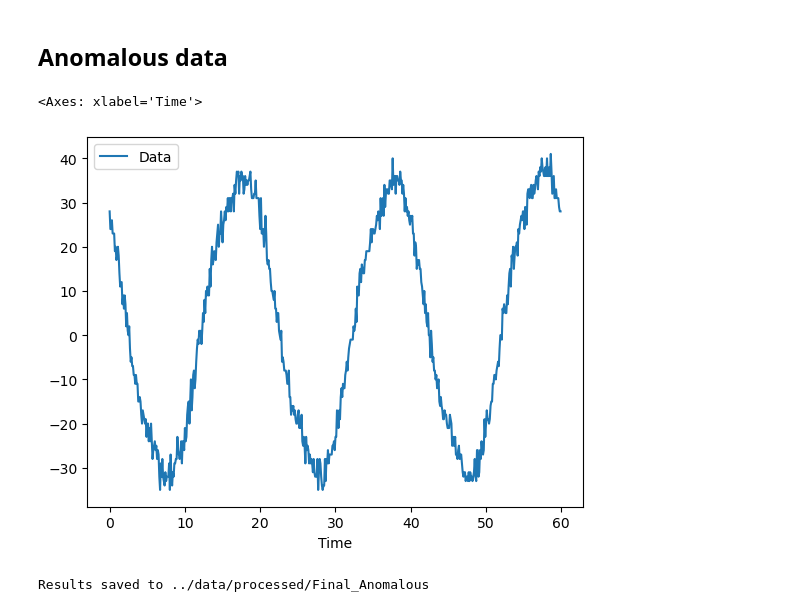
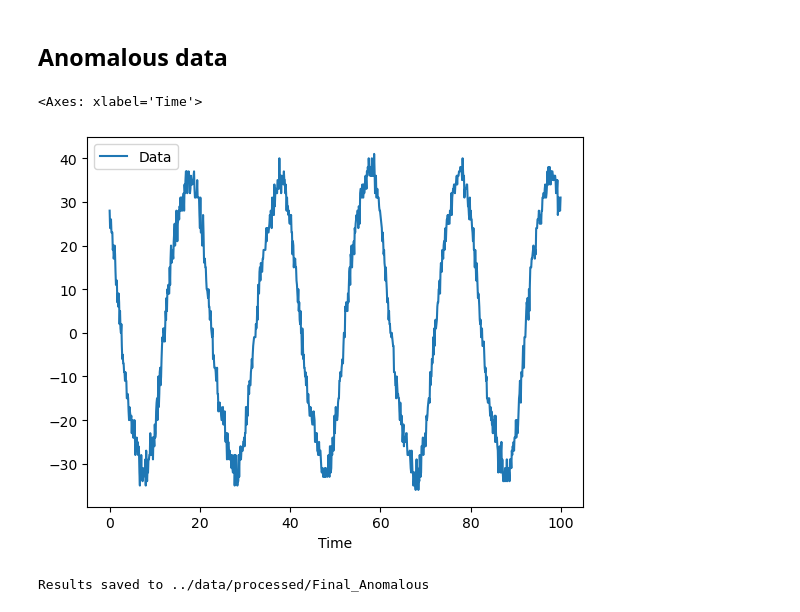
Before and after one commit to xndrleib/Motor-Fault-Detection, a Jupyter notebook: notebooks/01_Data-Preprocessing.ipynb, the cells around one changed output. Drawn from its saved outputs; the diff is of its cells as text; code cells hidden in the pictures.

```diff
--- a/notebooks/01_Data-Preprocessing.ipynb
+++ b/notebooks/01_Data-Preprocessing.ipynb
@@ -20,14 +20,14 @@ import pandas as pd
 # %%
 # Read raw data
 df = read_oscilloscope_data(
     file_path='../data/raw/0702  межвитковые фазы A ток фазы А.txt',
     output_path='../data/processed/Anomalous.csv'
     )
 
-df[:600].plot(x='Time', y='Data')
+df[:1000].plot(x='Time', y='Data')
 # %% [output]
 <Axes: xlabel='Time'>
-[figure, old version]
+[figure, new version]
 # %%
 # Process time series
 process_time_series(
```
Also changed, not shown: parts of 5 cells of this notebook, 5 other files.
